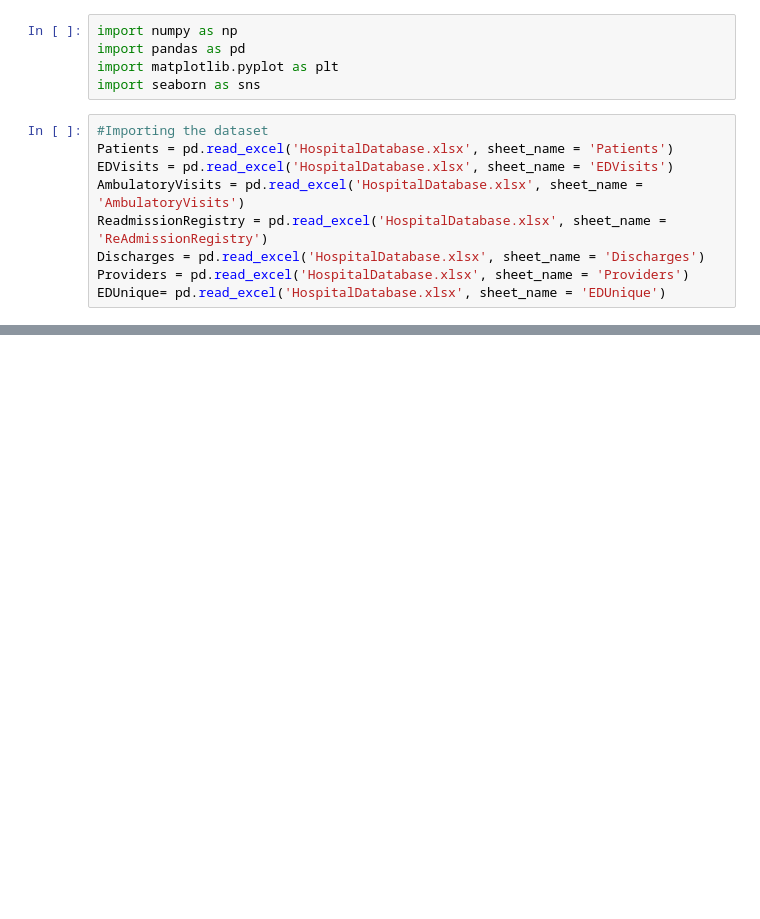
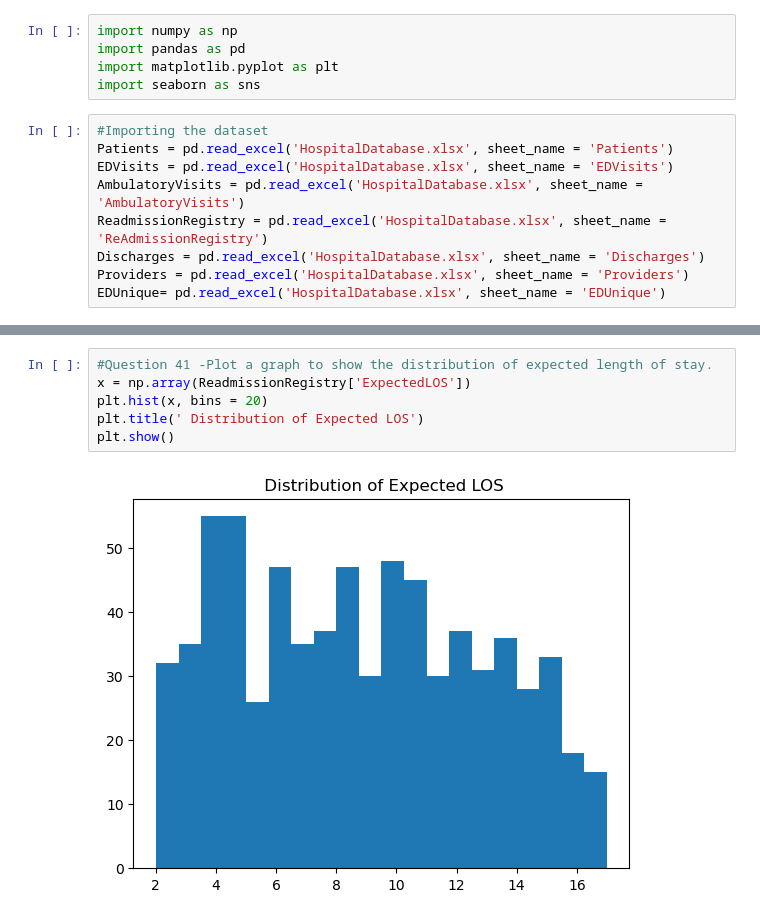
Before and after one commit to akilarvn/Python-Hackathon, a Jupyter notebook: DataEagles_FinalQuestions.ipynb, the cells around one changed output, grey strips where cells are left out. Drawn from its saved outputs; the diff is of its cells as text; blank space fills up the shorter version.

```diff
--- a/DataEagles_FinalQuestions.ipynb
+++ b/DataEagles_FinalQuestions.ipynb
@@ -44,0 +173,8 @@ ReadmissionRegistry.head()
+# %%
+#Question 41 -Plot a graph to show the distribution of expected length of stay.
+x = np.array(ReadmissionRegistry['ExpectedLOS'])
+plt.hist(x, bins = 20)
+plt.title(' Distribution of Expected LOS')
+plt.show()
+# %% [output]
+[figure, added]
```
Also changed, not shown: parts of 20 cells of this notebook.
